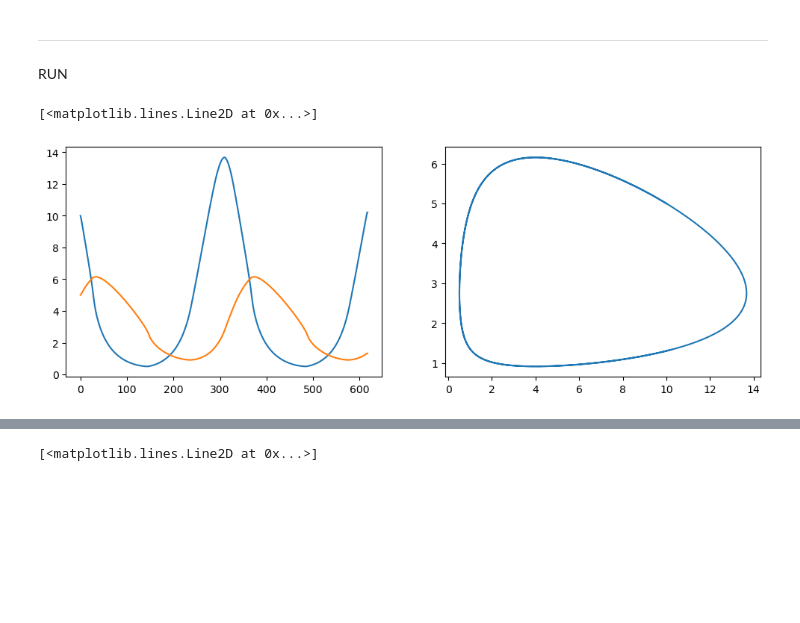
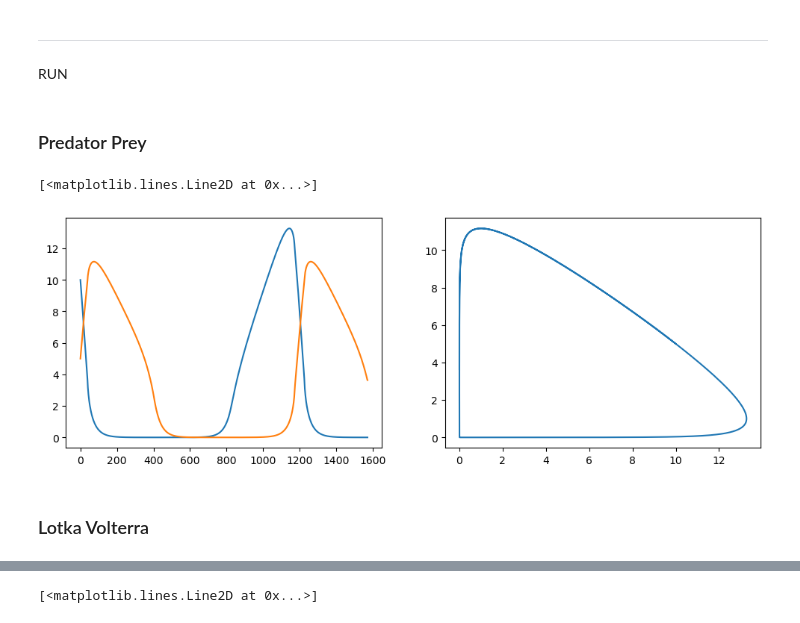
Before and after one commit to EstherCon0/SciComDiff, a Jupyter notebook: project/esdirk23.ipynb, the cells around one changed output, grey strips where cells are left out. Cells and saved outputs as stored; diff of their text form; code cells hidden in the pictures; blank space fills up the shorter version.

```diff
--- a/project/esdirk23.ipynb
+++ b/project/esdirk23.ipynb
@@ -21,4 +1,8 @@ def jac_predator_prey(t, y, params=(1.1, 0.4, 0.1, 0.4)):
 # %%
+import numpy as np
+import json, os
+from datetime import datetime
+
 class ESDIRK23:
     def __init__(self, gamma:float=(1-(1/2**0.5)), rtol=1e-6, atol=1e-9, h_init=1e-2, h_min=1e-6, h_max=1.0, max_iter=10, tol=1e-8):
         self.gamma = gamma
@@ -92,6 +76,7 @@ class ESDIRK23:
 
     def integrate_adaptive(self, f, t0, y0, tf, jac=None, params=None, verbose=False, save_traces:bool=True, save_trace_path:str="./traces"):
         self.info['t'].append(t0)
+        save_path = os.path.join(save_trace_path, 'ESDIRK23_adaptive_'+datetime.now().strftime('%d_%m_%Y__%H_%M_%S')+'.json')
         y_vals = [np.array(y0)]
         t, y, iter_ = t0, np.array(y0), 1
         h = self.h_init
@@ -133,7 +118,7 @@ class ESDIRK23:
             iter_+=1
             if iter_%500==0 and verbose: print(f"Iteration {iter_}, err: {err_norm_tol}, h: {h}")
             if iter_%1000==0:
-                with open(os.path.join(save_trace_path, 'ESDIRK23_adaptive_'+datetime.now().strftime('%d_%m_%Y__%H_%M_%S')+'.json'), 'w') as fp:
+                with open(save_path, 'w') as fp:
                     json.dump(self.info, fp)
 
         return np.array(y_vals), self.info
@@ -157,16 +142,23 @@ class ESDIRK23:
 ___________
 
 RUN
+# %% [markdown]
+### Predator Prey
 # %%
+import matplotlib.pyplot as plt
+from models import PreyPredator, PreyPredator_Jac
+
+y0=[10.0, 5.0]
 solver = ESDIRK23(h_init=0.01)
-res = solver.integrate_adaptive(predator_prey, t0=0, y0=[10.0, 5.0], tf=20, jac=jac_predator_prey)
+res = solver.integrate_adaptive(PreyPredator, t0=0, y0=y0, tf=20, jac=PreyPredator_Jac)
+
+plt.figure(figsize=(12,4))
+plt.subplot(1,2,1)
+plt.plot(res[0])
+plt.subplot(1,2,2)
+plt.plot(res[0][:, 0], res[0][:, 1])
+# %% [output]
+[<matplotlib.lines.Line2D at 0x...>]
+[figure, added]
-# %%
-import matplotlib.pyplot as plt
-plt.figure(figsize=(12,4))
-plt.subplot(1,2,1)
-plt.plot(res[0])
-plt.subplot(1,2,2)
-plt.plot(res[0][:, 0], res[0][:, 1])
-# %% [output]
-[<matplotlib.lines.Line2D at 0x...>]
-[figure, removed]
+# %% [markdown]
+### Lotka Volterra
```
Also changed, not shown: parts of 9 cells of this notebook, 13 other files.
